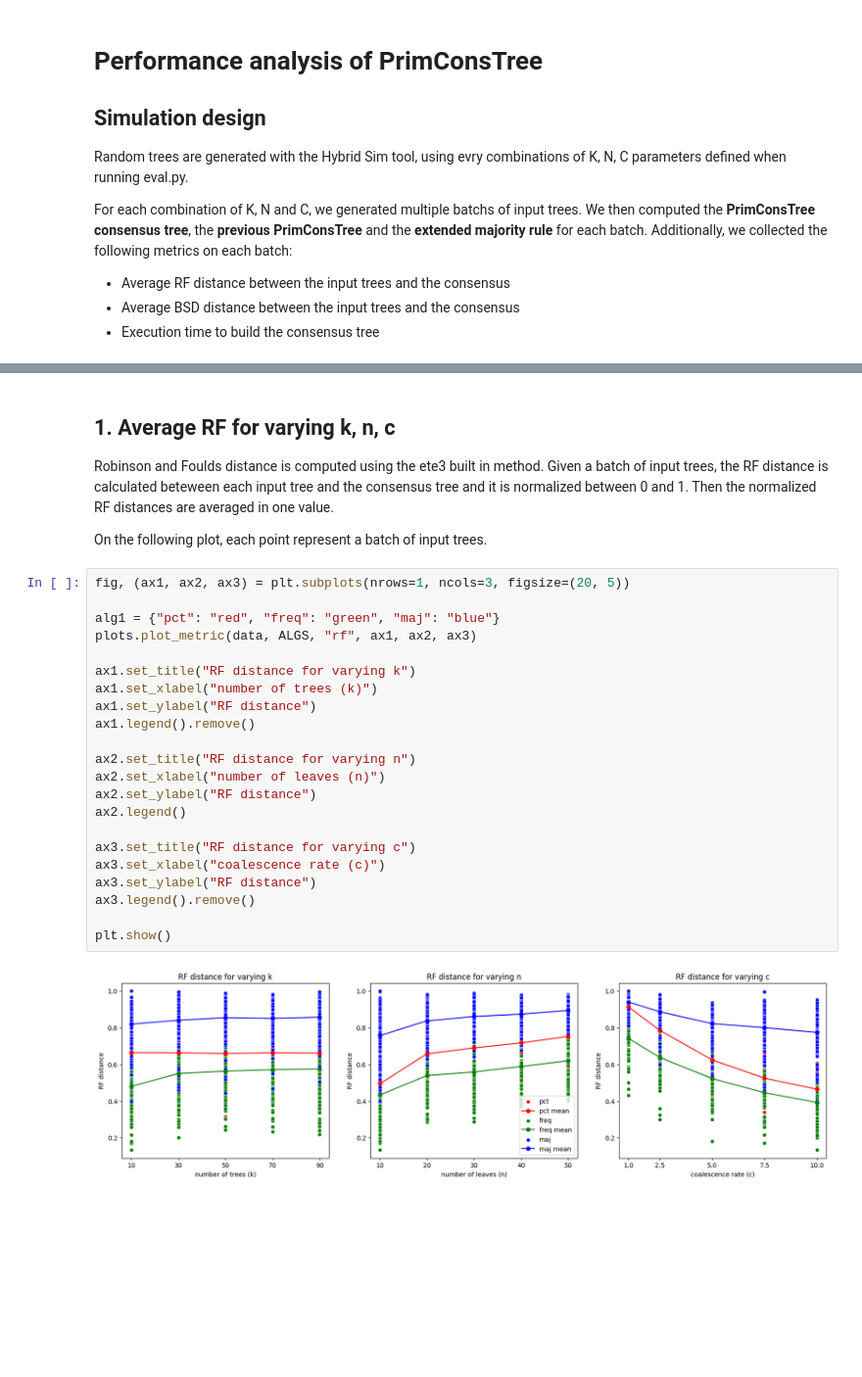
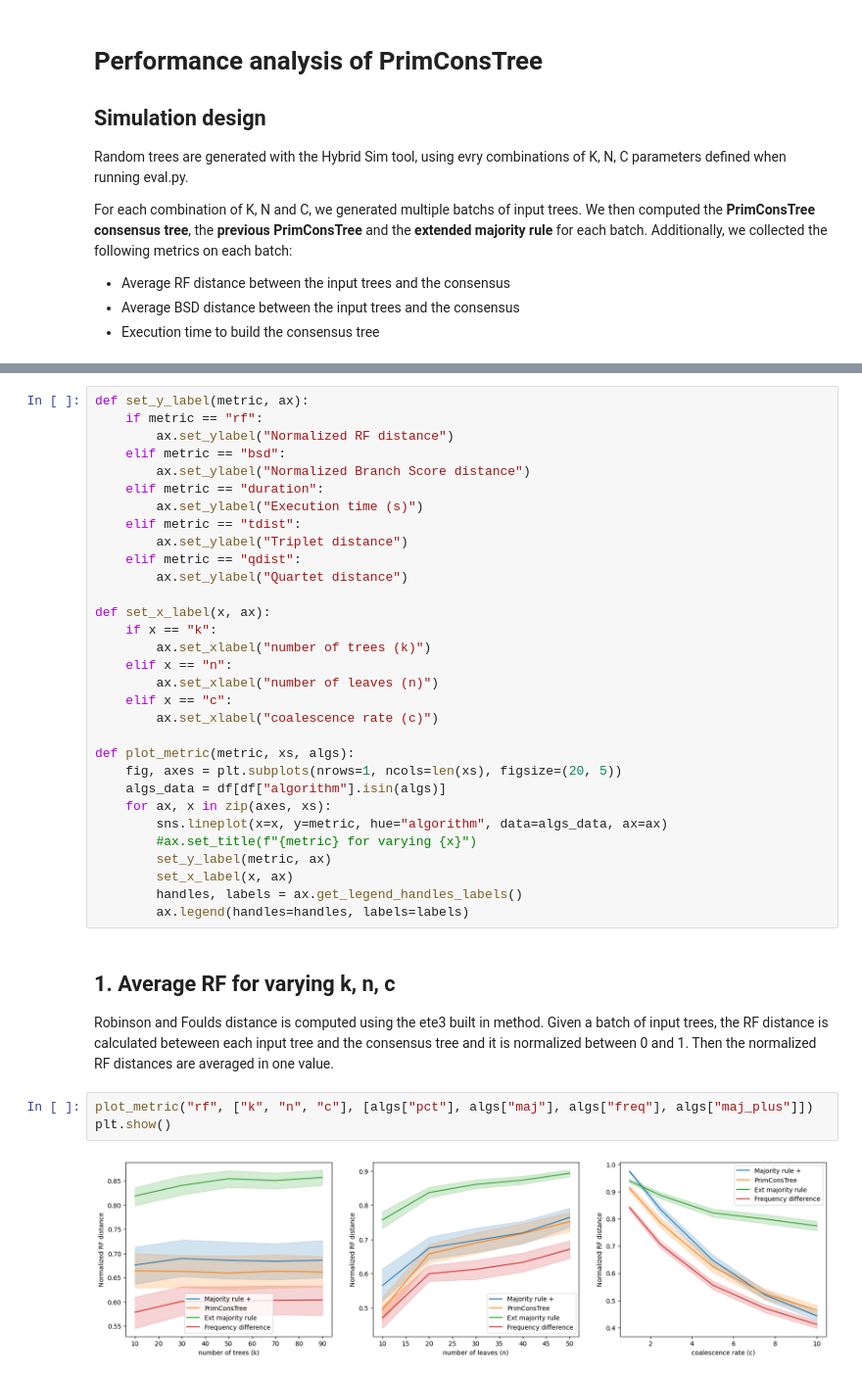
Before and after one commit to tahiri-lab/PrismTree, a Jupyter notebook: src/analysis.ipynb, the cells around one changed output, grey strips where cells are left out. Shown: that part at 98% size. Drawn from its saved outputs; the diff is of its cells as text; blank space fills up the shorter version.

Commit message:
add quartet and triplet. (#6)

```diff
--- a/src/analysis.ipynb
+++ b/src/analysis.ipynb
@@ -23,30 +30,40 @@ with open(RESULTS_FILE, "r") as f:
+# %%
+def set_y_label(metric, ax):
+    if metric == "rf":
+        ax.set_ylabel("Normalized RF distance")
+    elif metric == "bsd":
+        ax.set_ylabel("Normalized Branch Score distance")
+    elif metric == "duration":
+        ax.set_ylabel("Execution time (s)")
+    elif metric == "tdist":
+        ax.set_ylabel("Triplet distance")
+    elif metric == "qdist":
+        ax.set_ylabel("Quartet distance")
+
+def set_x_label(x, ax):
+    if x == "k":
+        ax.set_xlabel("number of trees (k)")
+    elif x == "n":
+        ax.set_xlabel("number of leaves (n)")
+    elif x == "c":
+        ax.set_xlabel("coalescence rate (c)")
+
+def plot_metric(metric, xs, algs):
+    fig, axes = plt.subplots(nrows=1, ncols=len(xs), figsize=(20, 5))
+    algs_data = df[df["algorithm"].isin(algs)]
+    for ax, x in zip(axes, xs):
+        sns.lineplot(x=x, y=metric, hue="algorithm", data=algs_data, ax=ax)
+        #ax.set_title(f"{metric} for varying {x}")
+        set_y_label(metric, ax)
+        set_x_label(x, ax)
+        handles, labels = ax.get_legend_handles_labels()
+        ax.legend(handles=handles, labels=labels)
 # %% [markdown]
 ## 1. Average RF for varying k, n, c
 
 Robinson and Foulds distance is computed using the ete3 built in method. Given a batch of input trees, the RF distance is calculated beteween each input tree and the consensus tree and it is normalized between 0 and 1. Then the normalized RF distances are averaged in one value.
-
-On the following plot, each point represent a batch of input trees.
-# %%
-fig, (ax1, ax2, ax3) = plt.subplots(nrows=1, ncols=3, figsize=(20, 5))
-
-alg1 = {"pct": "red", "freq": "green", "maj": "blue"}
-plots.plot_metric(data, ALGS, "rf", ax1, ax2, ax3)
-
-ax1.set_title("RF distance for varying k")
-ax1.set_xlabel("number of trees (k)")
-ax1.set_ylabel("RF distance")
-ax1.legend().remove()
-
-ax2.set_title("RF distance for varying n")
-ax2.set_xlabel("number of leaves (n)")
-ax2.set_ylabel("RF distance")
-ax2.legend()
-
-ax3.set_title("RF distance for varying c")
-ax3.set_xlabel("coalescence rate (c)")
-ax3.set_ylabel("RF distance")
-ax3.legend().remove()
-
-plt.show()
-# %% [output]
-[figure, removed]
+# %%
+plot_metric("rf", ["k", "n", "c"], [algs["pct"], algs["maj"], algs["freq"], algs["maj_plus"]])
+plt.show()
+# %% [output]
+[figure, added]
```
Also changed, not shown: parts of 12 cells of this notebook, 9 other files.
